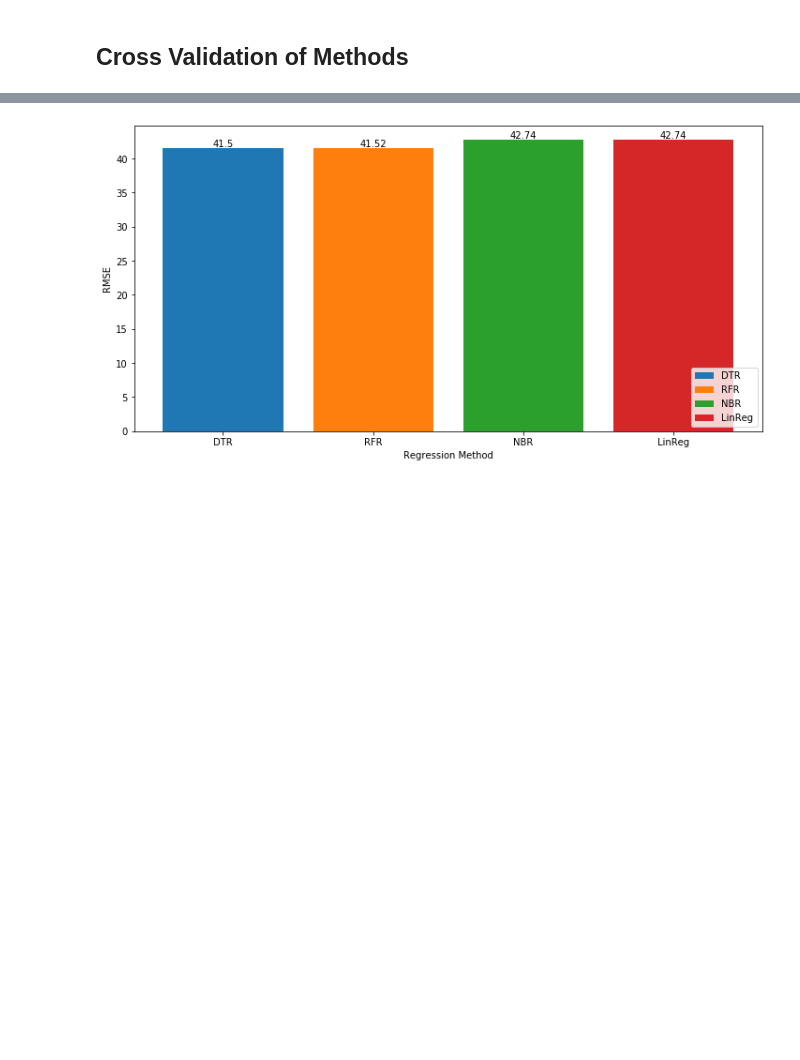
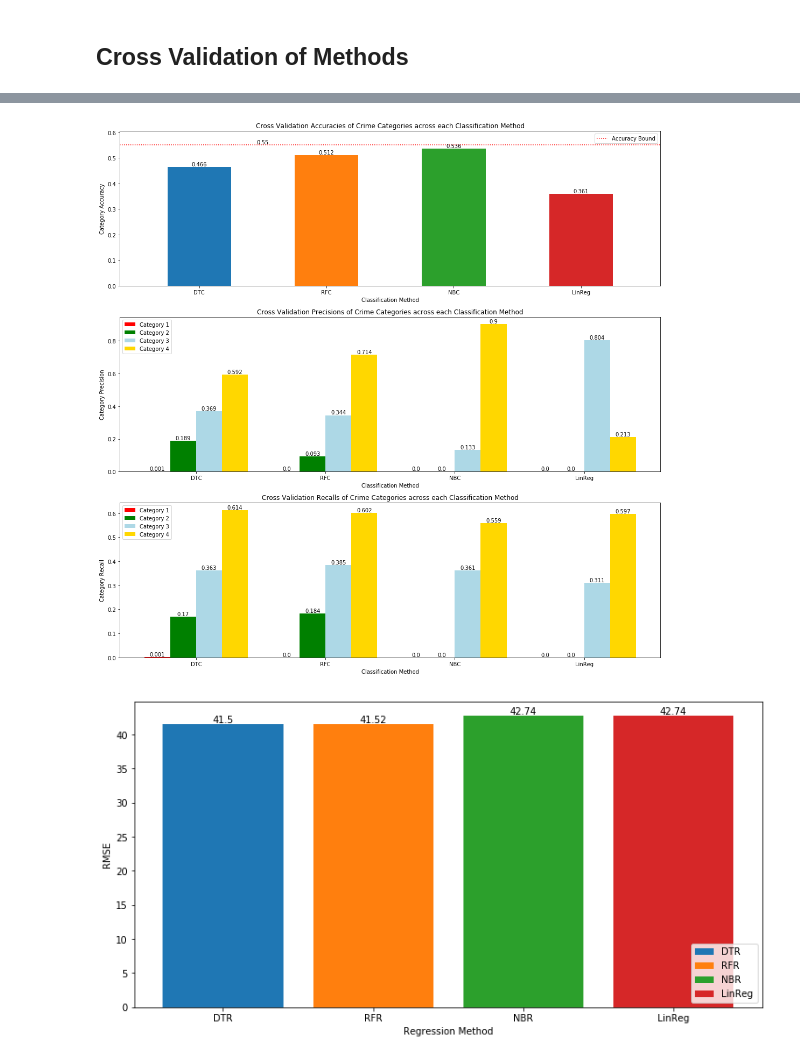
Before and after one commit to sanjeevprasada/AtlantaCrime, a Jupyter notebook: Supervised_Algs.ipynb, the cells around one changed output, grey strips where cells are left out. Cells and saved outputs as stored; diff of their text form; code cells hidden in the pictures; blank space fills up the shorter version.

```diff
--- a/Supervised_Algs.ipynb
+++ b/Supervised_Algs.ipynb
@@ -409,3 +410,62 @@ plt.show()
+# %%
+f, (ax0, ax1, ax2) = plt.subplots(3, 1, figsize=(18,18))
+
+# y_preds = [dt_class_y_pred_trans, rf_class_y_pred_trans, nb_class_y_pred_trans, linreg_class_y_pred_trans]
+y_preds_colors = ["red", "green", "lightblue", "gold"]
+
+for i, acc_prec_rec in enumerate(APR_array_trans):
+    # acc_prec_rec = apr(y_test_class, y_pred)
+
+    ax0.bar(i, acc_prec_rec[0], width=0.5)
+    ax0.text(i, acc_prec_rec[0], round(acc_prec_rec[0], 3), va='bottom', ha='center')
+
+    for j in range(len(acc_prec_rec[1])):
+        ax1.bar(2.5 * i - 0.75 + 0.5 * j, acc_prec_rec[1][j], width=0.5, color=y_preds_colors[j])
+        ax1.text(2.5 * i - 0.75 + 0.5 * j, acc_prec_rec[1][j],
+                 round(acc_prec_rec[1][j], 3), va='bottom', ha='center')
+
+        ax2.bar(2.5 * i - 0.75 + 0.5 * j, acc_prec_rec[2][j], width=0.5, color=y_preds_colors[j])
+        ax2.text(2.5 * i - 0.75 + 0.5 * j, acc_prec_rec[2][j],
+                 round(acc_prec_rec[2][j], 3), va='bottom', ha='center')
+
+# Accuracy Plot
+plt.sca(ax0)
+# plt.legend(["DTC", "RFC", "NBC", "SVC", "LogReg", "LinReg"])
+classNames = ["DTC", "RFC", "NBC", "LinReg"]
+plt.xticks([j for j in range(len(classNames))], classNames)
+
+max_acc = 0
+for i in range(1, 5):
+    max_acc = max(max_acc, len(training_categories[training_categories["Crime Category"] == i]) / len(training_categories))
+
+plt.plot([0 - 0.625, len(classNames) - 1 + 0.625], [max_acc, max_acc], ':r')
+plt.text(0.5, max_acc, str(round(max_acc, 3)), va='bottom', ha='center')
+plt.margins(x=0, y=0.1, tight=True)
+plt.legend(["Accuracy Bound"])
+plt.xlabel("Classification Method")
+plt.ylabel("Category Accuracy")
+plt.title("Cross Validation Accuracies of Crime Categories across each Classification Method")
+
+# Precision Plot
+plt.sca(ax1)
+plt.legend(["Category 1", "Category 2", "Category 3", "Category 4"])
+plt.xticks([j * 2.5 for j in range(len(classNames))], classNames)
+plt.xlabel("Classification Method")
+plt.ylabel("Category Precision")
+plt.title("Cross Validation Precisions of Crime Categories across each Classification Method")
+
+# Recall Plot
+plt.sca(ax2)
+plt.legend(["Category 1", "Category 2", "Category 3", "Category 4"])
+plt.xticks([j * 2.5 for j in range(len(classNames))], classNames)
+plt.xlabel("Classification Method")
+plt.ylabel("Category Recall")
+plt.title("Cross Validation Recalls of Crime Categories across each Classification Method")
+
+plt.savefig('images/Supervised_Algs/cv_apr_categories_trans.png')
+plt.show()
+# %% [output]
+[figure, added]
 # %%
 plt.figure(figsize=(12, 6))
 for i, rmse_val in enumerate(RMSE_array):
```
Also changed, not shown: parts of 12 cells of this notebook, 7 other files.
